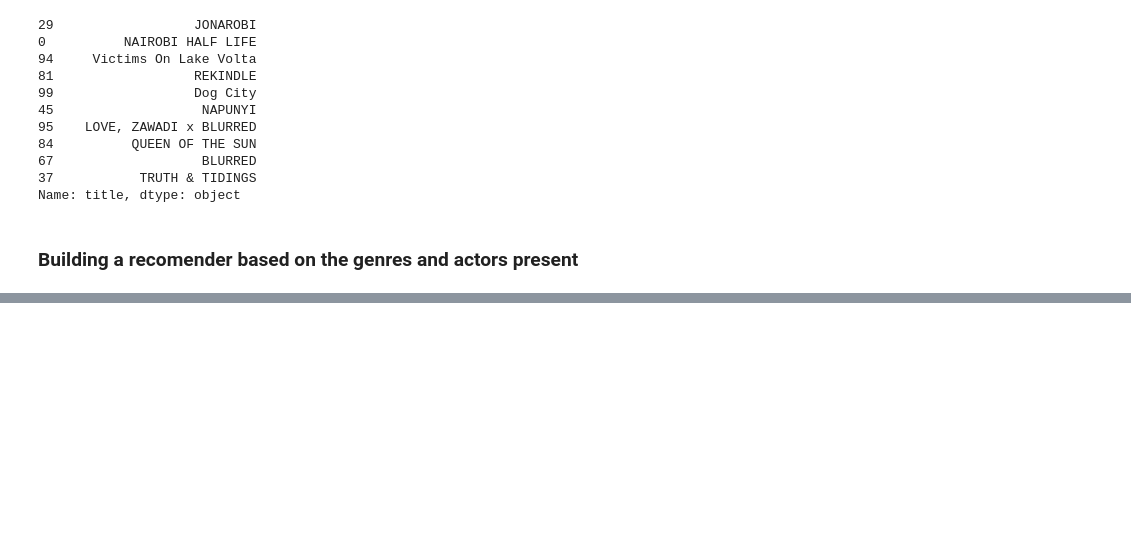
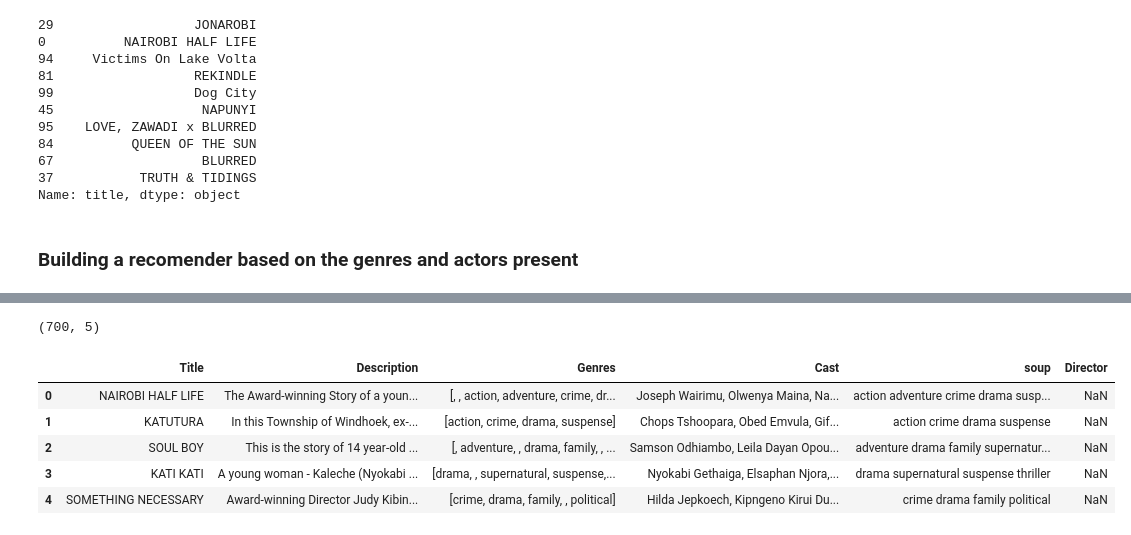
Before and after one commit to CHRISTINEMUTHEE/Movie_Recomendation_System, a Jupyter notebook: content_based.ipynb, the cells around one changed output, grey strips where cells are left out. Saved outputs shown, nothing was run; the diff lists cells and outputs as text; code cells hidden in the pictures; blank space fills up the shorter version.

```diff
--- a/content_based.ipynb
+++ b/content_based.ipynb
@@ -229,6 +180,6 @@ See the caveats in the documentation: https://pandas.pydata.org/pandas-docs/stab
 # Stripping off string like elements in the  genres column
 from ast import literal_eval
 # The feature to be applied in
-features = ['genres']
+features = ['Genres']
 for feature in features:
     other_content[feature] = other_content[feature].apply(literal_eval)
@@ -245,6 +205,6 @@ def clean_genres(x):
         return [str.lower(i.replace(' ',''))for i in x]
 # %%
 # The features to be applied in
-features=['genres','tags']
+features=['Genres']
 for feature in features:
     other_content[feature] = other_content[feature].apply(clean_genres)
@@ -257,7 +211,7 @@ See the caveats in the documentation: https://pandas.pydata.org/pandas-docs/stab
 # %%
 # Creating a function to form the soup.
 def create_soup(x):
-    return ' '.join(x['genres'])
+    return ' '.join(x['Genres'])
 # %%
 other_content['soup'] =other_content.apply(create_soup, axis=1)
 # Getting the soup of genres
@@ -316,0 +278,3 @@ Name: title, dtype: object
+# %%
+kenyan_df=pd.read_csv("kenyan_movies.csv").drop(columns={"Unnamed: 0","Year of Release","Watch Time","Movie Rating","Metascore of movie","Votes"}).rename(columns={"Genre":"Genres"})
+kenyan_df.head()
@@ -316,0 +288,15 @@ Name: title, dtype: object
+# %%
+kenyan_df.shape
+# %% [output]
+(700, 5)
+# %%
+dataframes=[other_content,kenyan_df]
+final_df=pd.concat(dataframes,axis=0,join="outer",ignore_index=True)
+final_df.head()
+# %% [output]
+|  | Title | Description | Genres | Cast | soup | Director |
+| 0 | NAIROBI HALF LIFE | The Award-winning Story of a youn... | [, , action, adventure, crime, dr... | Joseph Wairimu, Olwenya Maina, Na... | action adventure crime drama susp... | NaN |
+| 1 | KATUTURA | In this Township of Windhoek, ex-... | [action, crime, drama, suspense] | Chops Tshoopara, Obed Emvula, Gif... | action crime drama suspense | NaN |
+| 2 | SOUL BOY | This is the story of 14 year-old ... | [, adventure, , drama, family, , ... | Samson Odhiambo, Leila Dayan Opou... | adventure drama family supernatur... | NaN |
+| 3 | KATI KATI | A young woman - Kaleche (Nyokabi ... | [drama, , supernatural, suspense,... | Nyokabi Gethaiga, Elsaphan Njora,... | drama supernatural suspense thriller | NaN |
+| 4 | SOMETHING NECESSARY | Award-winning Director Judy Kibin... | [crime, drama, family, , political] | Hilda Jepkoech, Kipngeno Kirui Du... | crime drama family political | NaN |
```
Also changed, not shown: parts of 22 cells of this notebook, 2 other files.
